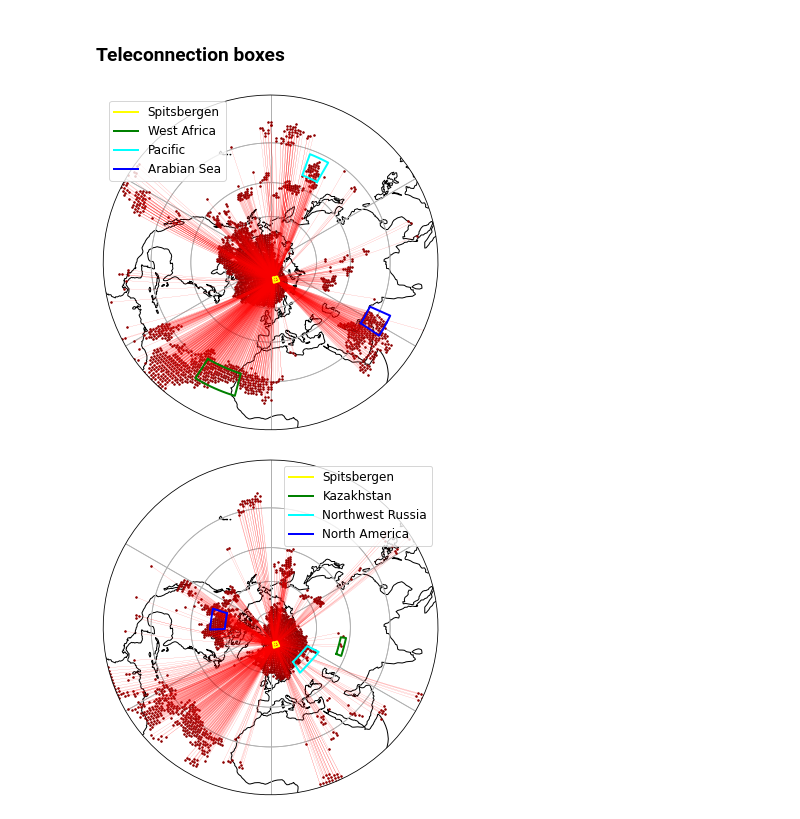
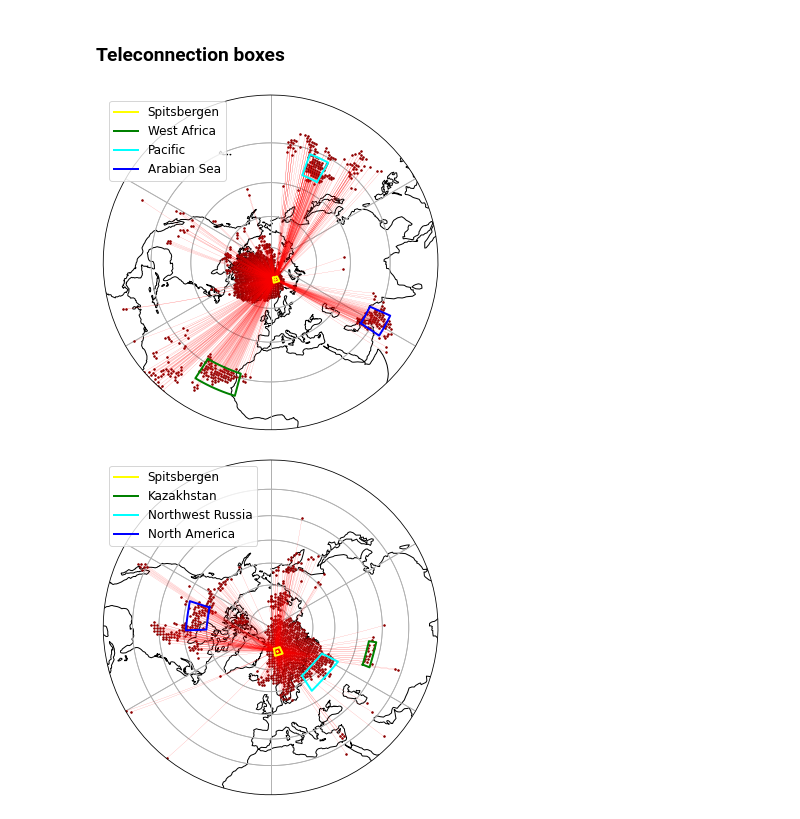
Before and after one commit to OzanSahin92/MtPlus, a Jupyter notebook: notebooks/Es_Maps.ipynb, the cells around one changed output. Cells and saved outputs as stored; diff of their text form; code cells hidden in the pictures.

```diff
--- a/notebooks/Es_Maps.ipynb
+++ b/notebooks/Es_Maps.ipynb
@@ -10,9 +10,9 @@ import scipy.sparse
 # %% [markdown]
 ### Configurations
 # %%
-taumax2_subseas = 1
+taumax2_subseas = 0
 taumax8_subseas = 0
-taumax16_subseas = 0
+taumax16_subseas = 1
 # %%
 perc95 = 1
 perc99 = 0
@@ -313,7 +313,7 @@ plt.show()
 
 f.savefig(file_path+title1 + '.png', bbox_inches='tight', dpi=f.dpi)
 # %% [output]
-[figure, old version]
+[figure, new version]
 # %%
 #show all significant connections from spitsbergen
 
@@ -339,32 +339,32 @@ ax.set_global()
 
 gl = ax.gridlines(draw_labels=False, xlocs=None, ylocs=None)  #to have smoother gridlines/latitude-lines
 gl.n_steps = 90
 
 #ax.set_title('Event synchronization of Ny-Alesund(t=0), marked by a yellow star, \n with the low slp-Extreme-Event field(-taumax<=t<0) (northern hemisphere)', fontsize=16)
 ax.gridlines()
-ax.set_extent([-180, 180, 90, 1], ccrs.PlateCarree())
+ax.set_extent([-180, 180, 90, 20], ccrs.PlateCarree())
 ax.set_boundary(circle, transform=ax.transAxes)
 
 #plot synchronized coords
 for coords in from_spitsbergen_connetction:
     plt.plot(coords[0], coords[1], color='darkred', marker='.', markersize=3, transform=ccrs.Geodetic())
 
 #plot lines between snychronized coords
 for coords in from_spitsbergen_connetction:
     plt.plot([14.28571, coords[0]], [78.54792, coords[1]], color='red', linewidth=0.1, transform=ccrs.Geodetic())
 
 #plot spitsbergen
 #plot spitsbergen
 plt.plot(14.28571, 78.54792, color='yellow', marker='*', markersize=2, transform=ccrs.Geodetic())
 
 plt.plot(spitsbergen_box_vertices_lons, spitsbergen_box_vertices_lats, color='yellow', linewidth=2, transform=ccrs.Geodetic(), label='Spitsbergen')
 plt.plot(kazakhstan_box_vertics_lons, kazakhstan_box_vertics_lats, color='green', linewidth=2, transform=ccrs.Geodetic(), label='Kazakhstan')
 plt.plot(northwestrussia_box_vertics_lons, northwestrussia_box_vertics_lats, color='aqua', linewidth=2, transform=ccrs.Geodetic(), label='Northwest Russia')
 plt.plot(northamerica_box_vertics_lons, northamerica_box_vertics_lats, color='blue', linewidth=2, transform=ccrs.Geodetic(), label='North America')
 
 plt.legend(fontsize=12)
 plt.show()
 
 f.savefig(file_path+title2 + '.png', bbox_inches='tight', dpi=f.dpi)
 # %% [output]
-[figure, old version]
+[figure, new version]
```
Also changed, not shown: parts of 5 cells of this notebook.
